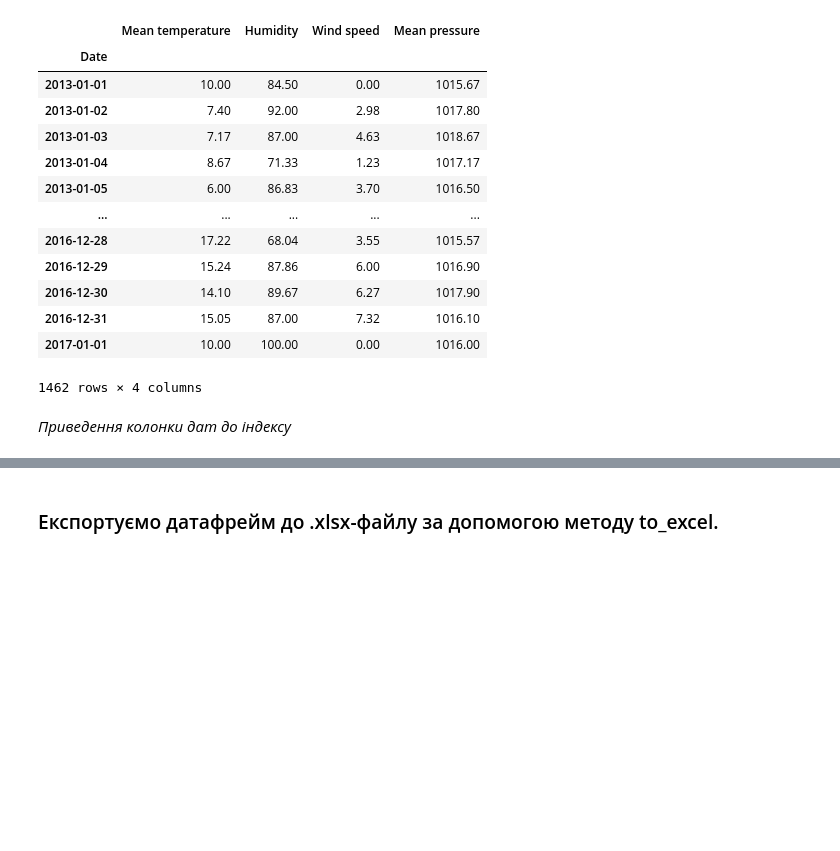
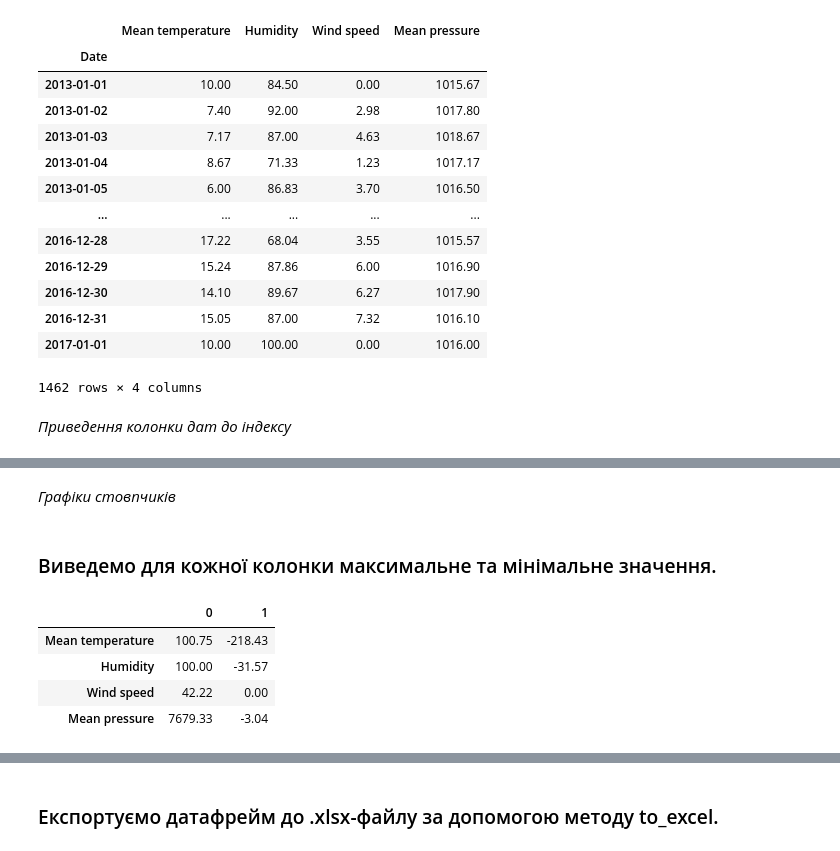
Before and after one commit to SideShowBoBGOT/DataAnalysisFifthSemester, a Jupyter notebook: Lab6/lab6.ipynb, the cells around one changed output, grey strips where cells are left out. Drawn from its saved outputs; the diff is of its cells as text; code cells hidden in the pictures; blank space fills up the shorter version.

```diff
--- a/Lab6/lab6.ipynb
+++ b/Lab6/lab6.ipynb
@@ -181,0 +195,12 @@ df
+# %% [markdown]
+*Графіки стовпчиків*
+# %% [markdown]
+### Виведемо для кожної колонки максимальне та мінімальне значення.
+# %%
+pd.concat([df.max(), df.min()], axis=1)
+# %% [output]
+|  | 0 | 1 |
+| Mean temperature | 100.75 | -218.43 |
+| Humidity | 100.00 | -31.57 |
+| Wind speed | 42.22 | 0.00 |
+| Mean pressure | 7679.33 | -3.04 |
```
Also changed, not shown: parts of 11 cells of this notebook, 5 other files.
